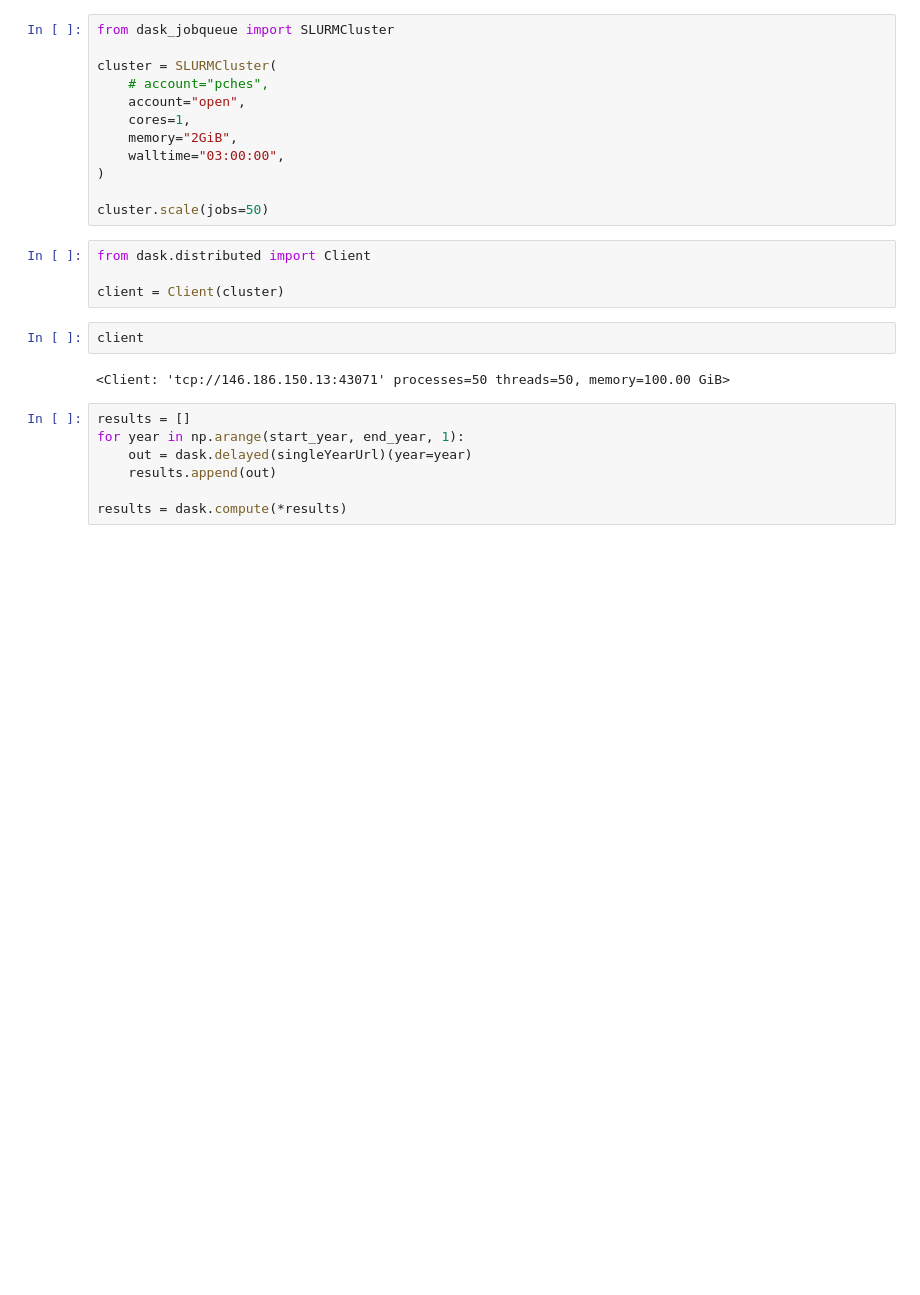
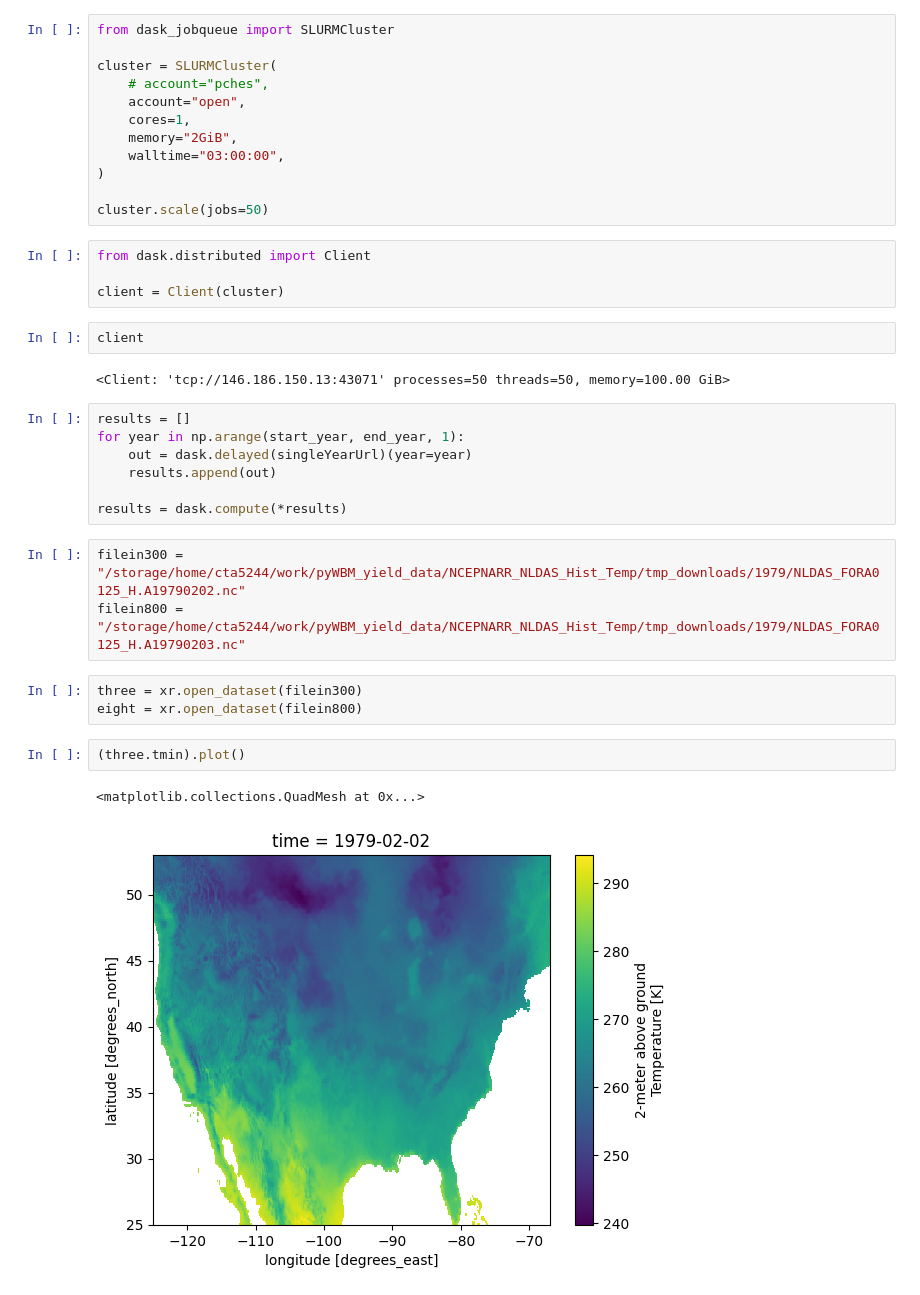
Before and after one commit to theo-avila/avila_et_al_2025_pyWBM_yield, a Jupyter notebook: 2a_data_processing_gdd.ipynb, the cells around one changed output. Cells and saved outputs as stored; diff of their text form; blank space fills up the shorter version.

```diff
--- a/2a_data_processing_gdd.ipynb
+++ b/2a_data_processing_gdd.ipynb
@@ -158,3 +158,14 @@ for year in np.arange(start_year, end_year, 1):
     results.append(out)
 
 results = dask.compute(*results)
+# %%
+filein300 = "/storage/home/cta5244/work/pyWBM_yield_data/NCEPNARR_NLDAS_Hist_Temp/tmp_downloads/1979/NLDAS_FORA0125_H.A19790202.nc"
+filein800 = "/storage/home/cta5244/work/pyWBM_yield_data/NCEPNARR_NLDAS_Hist_Temp/tmp_downloads/1979/NLDAS_FORA0125_H.A19790203.nc"
+# %%
+three = xr.open_dataset(filein300)
+eight = xr.open_dataset(filein800)
+# %%
+(three.tmin).plot()
+# %% [output]
+<matplotlib.collections.QuadMesh at 0x...>
+[figure, added]
```
Also changed, not shown: parts of 1 cell of this notebook, 51 other files.
